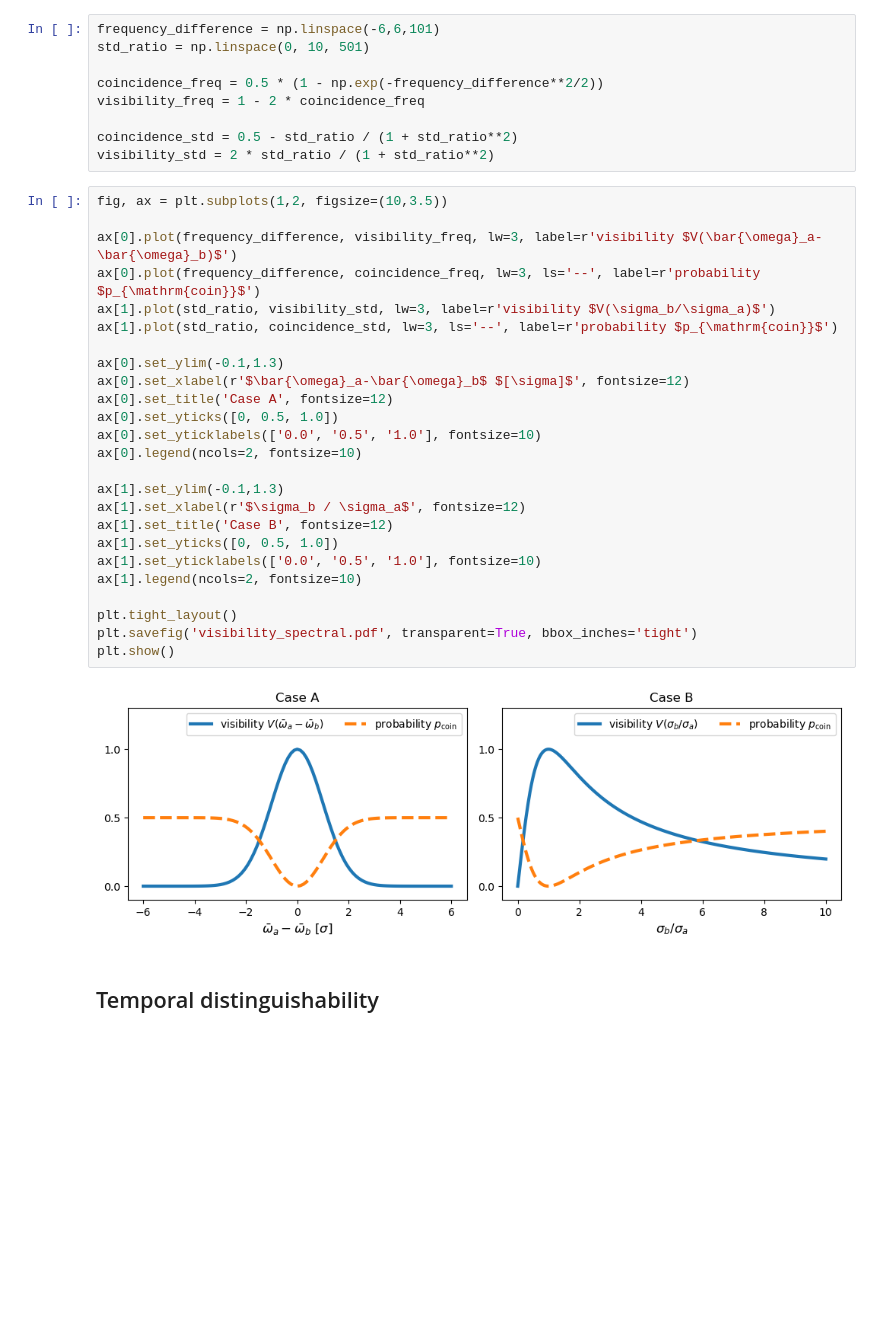
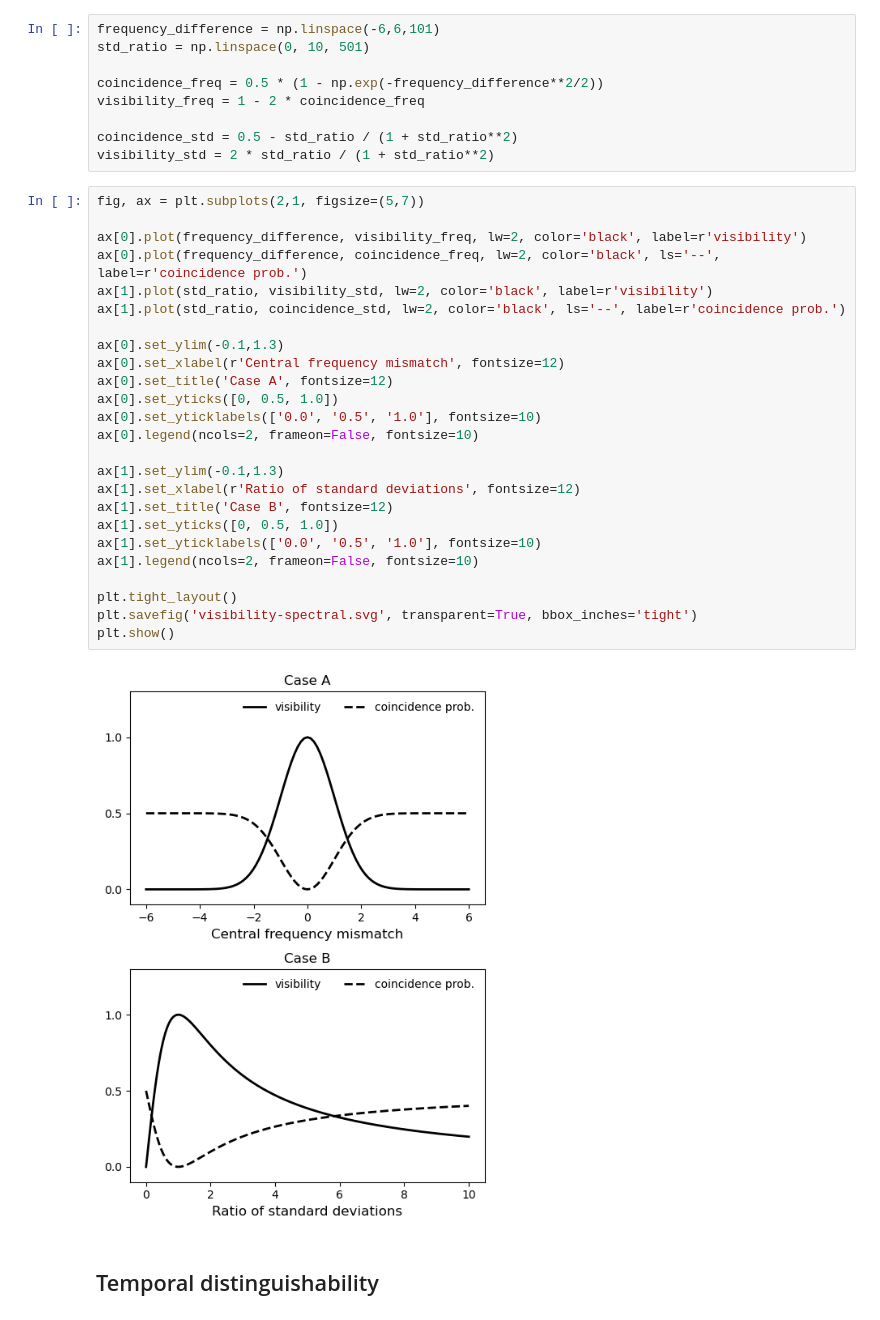
Before and after one commit to moonshot-nagayama-pj/draft-hajdusek-qirg-timing-physics, a Jupyter notebook: Figures-matplotlib/visibility.ipynb, the cells around one changed output. Drawn from its saved outputs; the diff is of its cells as text; blank space fills up the shorter version.

```diff
--- a/Figures-matplotlib/visibility.ipynb
+++ b/Figures-matplotlib/visibility.ipynb
@@ -37,32 +37,32 @@ visibility_freq = 1 - 2 * coincidence_freq
 coincidence_std = 0.5 - std_ratio / (1 + std_ratio**2)
 visibility_std = 2 * std_ratio / (1 + std_ratio**2)
 # %%
-fig, ax = plt.subplots(1,2, figsize=(10,3.5))
+fig, ax = plt.subplots(2,1, figsize=(5,7))
 
-ax[0].plot(frequency_difference, visibility_freq, lw=3, label=r'visibility $V(\bar{\omega}_a-\bar{\omega}_b)$')
-ax[0].plot(frequency_difference, coincidence_freq, lw=3, ls='--', label=r'probability $p_{\mathrm{coin}}$')
-ax[1].plot(std_ratio, visibility_std, lw=3, label=r'visibility $V(\sigma_b/\sigma_a)$')
-ax[1].plot(std_ratio, coincidence_std, lw=3, ls='--', label=r'probability $p_{\mathrm{coin}}$')
+ax[0].plot(frequency_difference, visibility_freq, lw=2, color='black', label=r'visibility')
+ax[0].plot(frequency_difference, coincidence_freq, lw=2, color='black', ls='--', label=r'coincidence prob.')
+ax[1].plot(std_ratio, visibility_std, lw=2, color='black', label=r'visibility')
+ax[1].plot(std_ratio, coincidence_std, lw=2, color='black', ls='--', label=r'coincidence prob.')
 
 ax[0].set_ylim(-0.1,1.3)
-ax[0].set_xlabel(r'$\bar{\omega}_a-\bar{\omega}_b$ $[\sigma]$', fontsize=12)
+ax[0].set_xlabel(r'Central frequency mismatch', fontsize=12)
 ax[0].set_title('Case A', fontsize=12)
 ax[0].set_yticks([0, 0.5, 1.0])
 ax[0].set_yticklabels(['0.0', '0.5', '1.0'], fontsize=10)
-ax[0].legend(ncols=2, fontsize=10)
+ax[0].legend(ncols=2, frameon=False, fontsize=10)
 
 ax[1].set_ylim(-0.1,1.3)
-ax[1].set_xlabel(r'$\sigma_b / \sigma_a$', fontsize=12)
+ax[1].set_xlabel(r'Ratio of standard deviations', fontsize=12)
 ax[1].set_title('Case B', fontsize=12)
 ax[1].set_yticks([0, 0.5, 1.0])
 ax[1].set_yticklabels(['0.0', '0.5', '1.0'], fontsize=10)
-ax[1].legend(ncols=2, fontsize=10)
+ax[1].legend(ncols=2, frameon=False, fontsize=10)
 
 plt.tight_layout()
-plt.savefig('visibility_spectral.pdf', transparent=True, bbox_inches='tight')
+plt.savefig('visibility-spectral.svg', transparent=True, bbox_inches='tight')
 plt.show()
 # %% [output]
-[figure, old version]
+[figure, new version]
 # %% [markdown]
 ## Temporal distinguishability
 # %%
```
Also changed, not shown: parts of 2 cells of this notebook, 2 other files.
